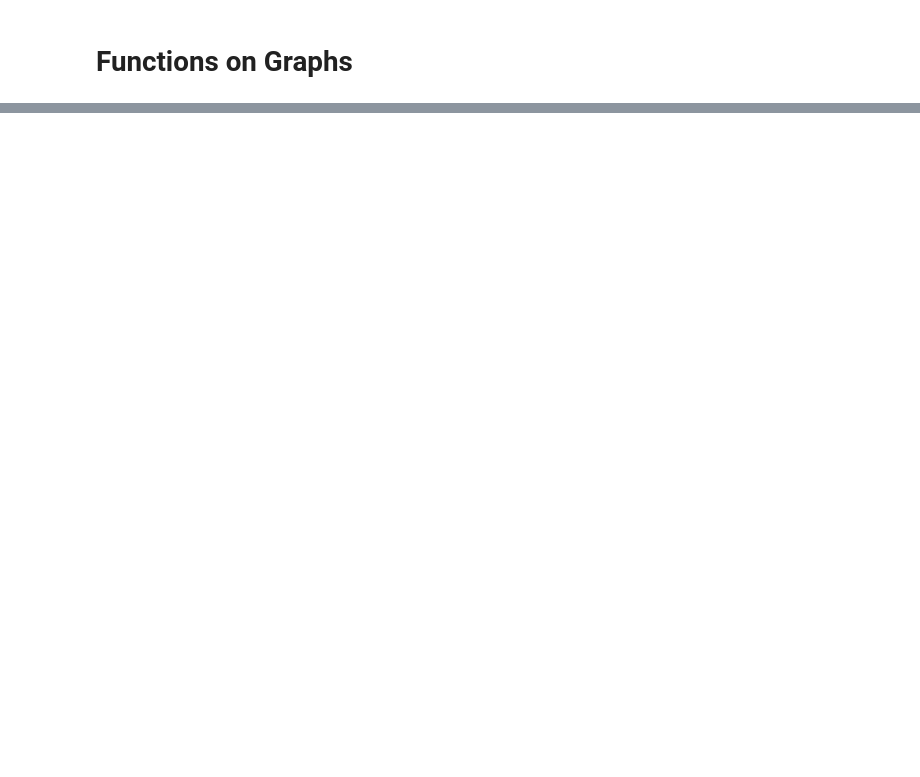
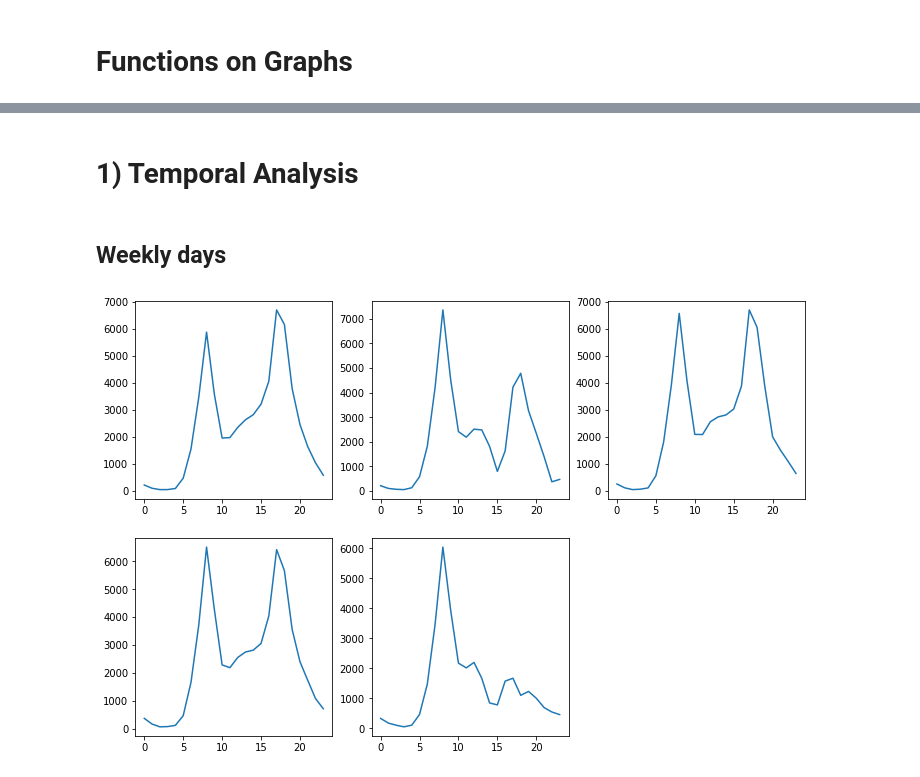
Before and after one commit to FrancescoPase/bikesharing, a Jupyter notebook: Data_Analysis.ipynb, the cells around one changed output, grey strips where cells are left out. Drawn from its saved outputs; the diff is of its cells as text; code cells hidden in the pictures; blank space fills up the shorter version.

Commit message:
Temporal Analysis

```diff
--- a/Data_Analysis.ipynb
+++ b/Data_Analysis.ipynb
@@ -75,6 +110,18 @@ def days_index():
         if d_i.get(day) is None:
             d_i[day] = index
     return d_i
+# %%
+# Find indexes to extract temporal rides
+
+def hour_rides(first, last):
+    d_h = {}
+    for index, row in df.iloc[first:last].iterrows():
+        hour = int(row['starttime'].split(':')[0][-2:])
+        if d_h.get(hour) is None:
+            d_h[hour] = [index]
+        else:
+            d_h[hour].append(index)
+    return d_h
 # %%
 # Dictionary with days starting indexes
 """d = days_index()
@@ -503,0 +704,20 @@ G_23_27.e[:10]
+# %% [markdown]
+# 1) Temporal Analysis #
+# %% [markdown]
+## Weekly days #
+# %%
+# First Week
+
+j = 1
+plt.figure(figsize=(12,8))
+
+for i in [2, 3, 4, 5, 6]:
+    plt.subplot(2,3,j)
+    hours = hour_rides(d[i], d[i+1])
+
+    h_rides = [len(v) for k,v in hours.items()]
+
+    plt.plot(h_rides)
+    j += 1
+# %% [output]
+[figure, added]
```
Also changed, not shown: parts of 60 cells of this notebook, 2 other files.
